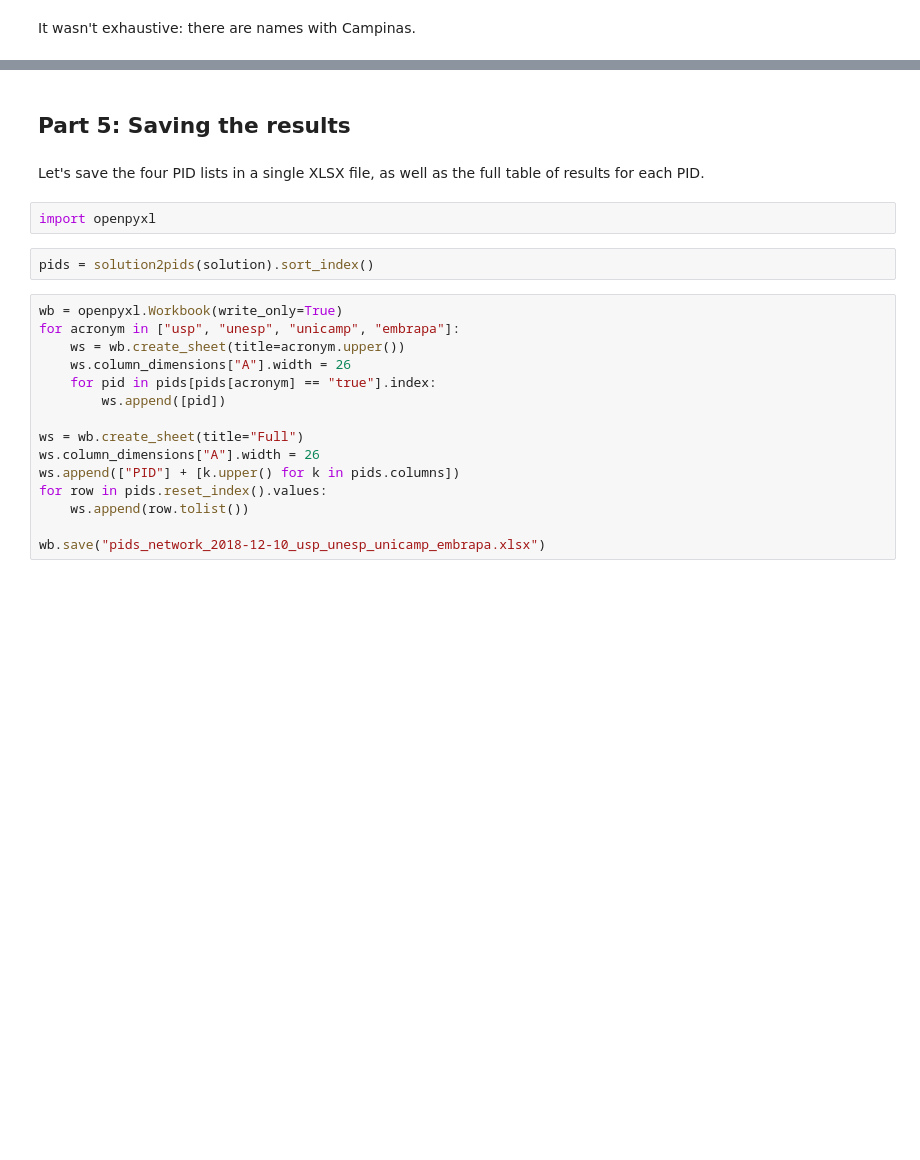
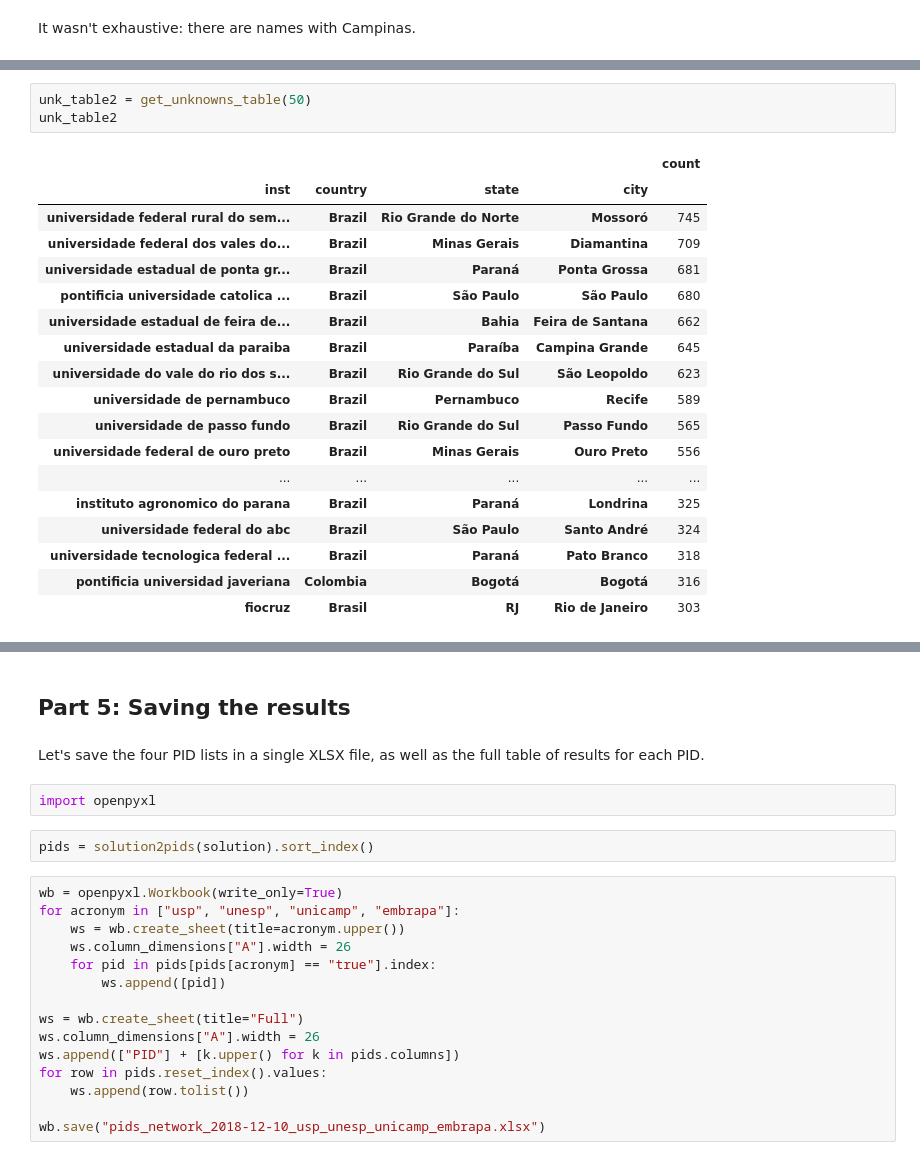
Before and after one commit to scieloorg/normalizations-experiments, a Jupyter notebook: experiments_2019-02_usp_unicamp_unesp_embrapa.ipynb, the cells around one changed output, grey strips where cells are left out. Drawn from its saved outputs; the diff is of its cells as text; blank space fills up the shorter version.

```diff
--- a/experiments_2019-02_usp_unicamp_unesp_embrapa.ipynb
+++ b/experiments_2019-02_usp_unicamp_unesp_embrapa.ipynb
@@ -4400,0 +4759,22 @@ It wasn't exhaustive: there are names with Campinas.
+# %%
+unk_table2 = get_unknowns_table(50)
+unk_table2
+# %% [output]
+|  |  |  |  | count |
+| inst | country | state | city |  |
+| universidade federal rural do sem... | Brazil | Rio Grande do Norte | Mossoró | 745 |
+| universidade federal dos vales do... | Brazil | Minas Gerais | Diamantina | 709 |
+| universidade estadual de ponta gr... | Brazil | Paraná | Ponta Grossa | 681 |
+| pontificia universidade catolica ... | Brazil | São Paulo | São Paulo | 680 |
+| universidade estadual de feira de... | Brazil | Bahia | Feira de Santana | 662 |
+| universidade estadual da paraiba | Brazil | Paraíba | Campina Grande | 645 |
+| universidade do vale do rio dos s... | Brazil | Rio Grande do Sul | São Leopoldo | 623 |
+| universidade de pernambuco | Brazil | Pernambuco | Recife | 589 |
+| universidade de passo fundo | Brazil | Rio Grande do Sul | Passo Fundo | 565 |
+| universidade federal de ouro preto | Brazil | Minas Gerais | Ouro Preto | 556 |
+| ... | ... | ... | ... | ... |
+| instituto agronomico do parana | Brazil | Paraná | Londrina | 325 |
+| universidade federal do abc | Brazil | São Paulo | Santo André | 324 |
+| universidade tecnologica federal ... | Brazil | Paraná | Pato Branco | 318 |
+| pontificia universidad javeriana | Colombia | Bogotá | Bogotá | 316 |
+| fiocruz | Brasil | RJ | Rio de Janeiro | 303 |
```
Also changed, not shown: parts of 60 cells of this notebook.
